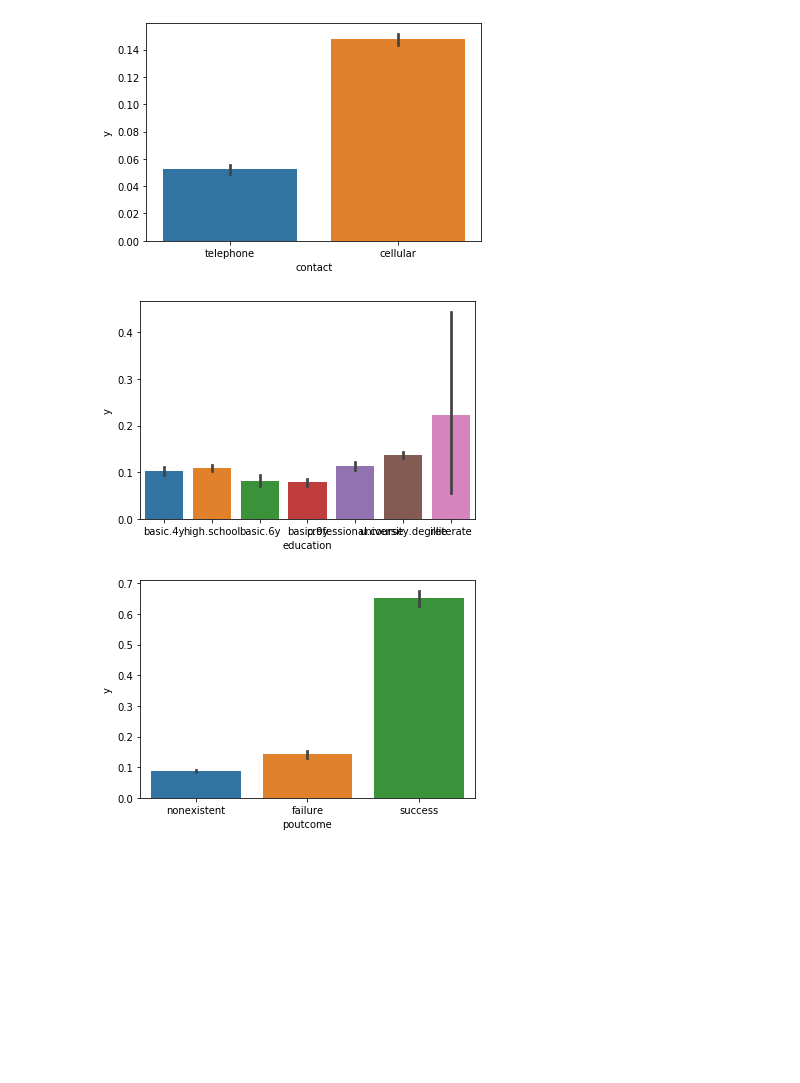
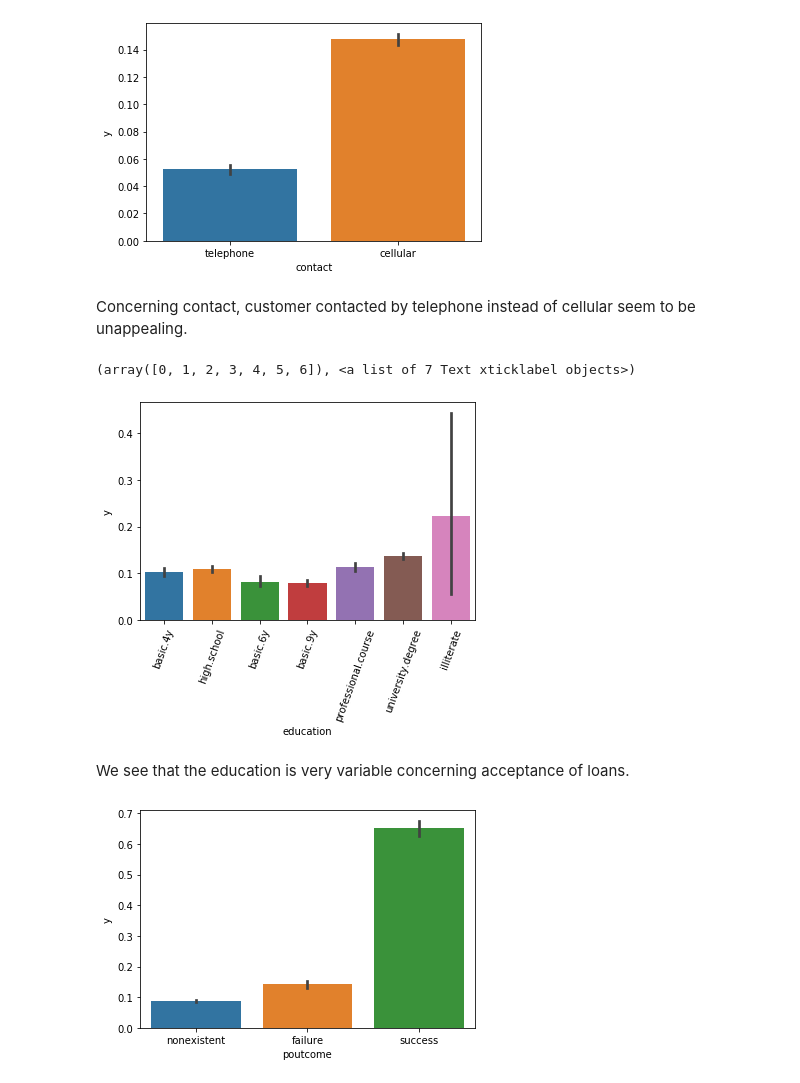
Before and after one commit to gouzmi/Bank-Telemarketing, a Jupyter notebook: Analyse.ipynb, the cells around one changed output. Drawn from its saved outputs; the diff is of its cells as text; code cells hidden in the pictures; blank space fills up the shorter version.

```diff
--- a/Analyse.ipynb
+++ b/Analyse.ipynb
@@ -58,4 +60,5 @@ We will now take a look at the categorical columns and see the values in it.
 # %%
+df['one']=1
 no_cats = [len(set(df[col])) for col in df.columns]
 pd.DataFrame({'Column': df.columns, 'Number of categories': no_cats})
 # %% [output]
@@ -212,10 +235,16 @@ ax = sns.barplot(x="day_of_week", y="y", data=df_mod)
 ax = sns.barplot(x="contact", y="y", data=df_mod)
 # %% [output]
 [figure]
+# %% [markdown]
+Concerning contact, customer contacted by telephone instead of cellular seem to be unappealing.
 # %%
 ax = sns.barplot(x="education", y="y", data=df_mod)
+plt.xticks(rotation=70)
 # %% [output]
+(array([0, 1, 2, 3, 4, 5, 6]), <a list of 7 Text xticklabel objects>)
-[figure, old version]
+[figure, new version]
+# %% [markdown]
+We see that the education is very variable concerning acceptance of loans.
 # %%
 ax = sns.barplot(x="poutcome", y="y", data=df_mod)
 # %% [output]
```
Also changed, not shown: parts of 30 cells of this notebook.
